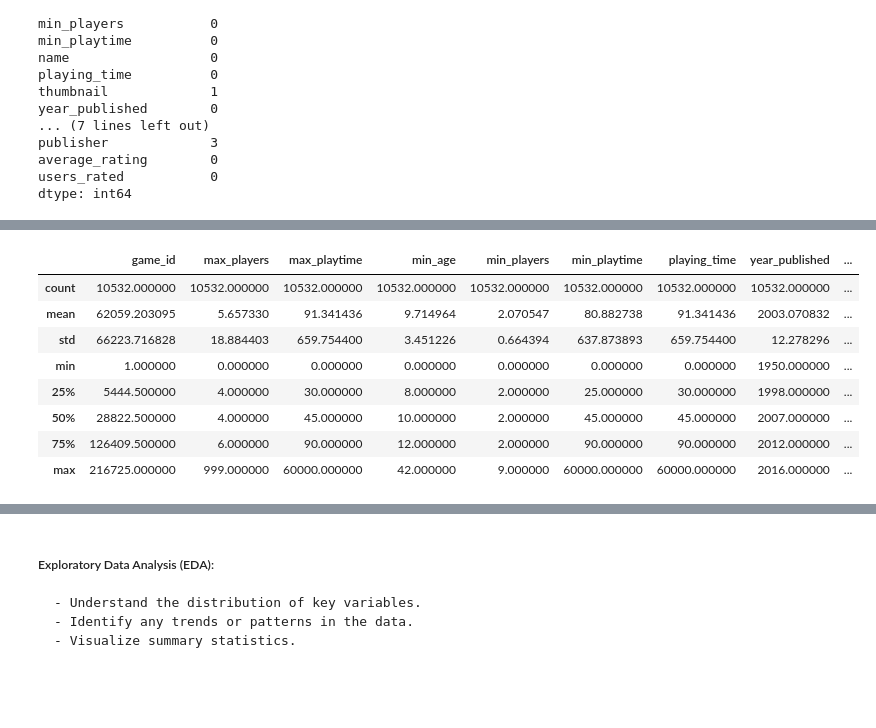
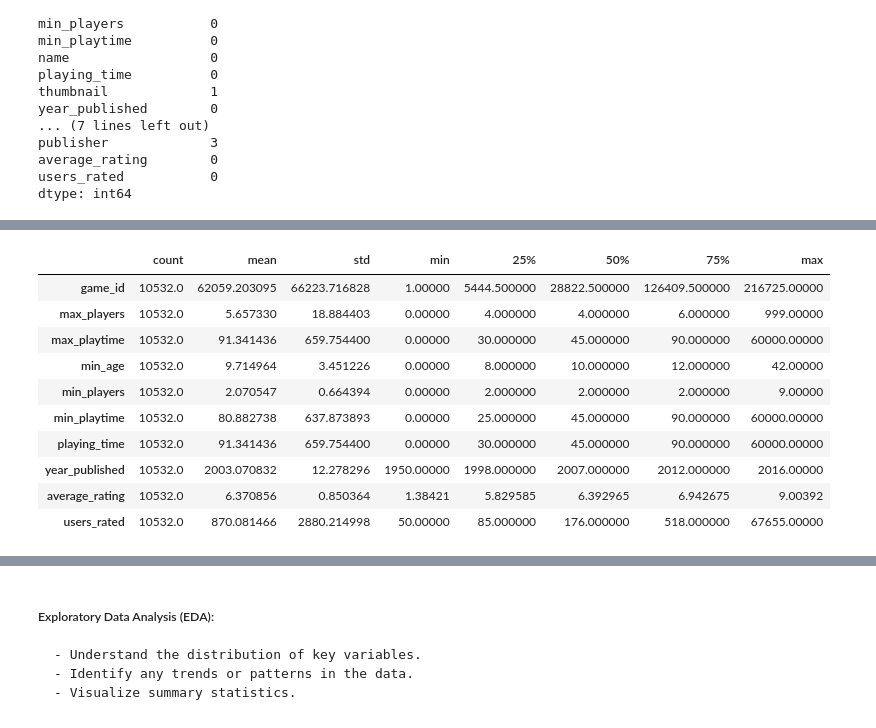
Before and after one commit to Babreucosta/CA1_DataVisTech, a Jupyter notebook: BarbaraAbreuCosta_DVisHDip_CA1.ipynb, the cells around one changed output, grey strips where cells are left out. Drawn from its saved outputs; the diff is of its cells as text; code cells hidden in the pictures; blank space fills up the shorter version.

```diff
--- a/BarbaraAbreuCosta_DVisHDip_CA1.ipynb
+++ b/BarbaraAbreuCosta_DVisHDip_CA1.ipynb
@@ -152,12 +158,14 @@ board_games['publisher'] = board_games['publisher'].fillna("Not Mentioned")
 # %%
-board_games.describe()
+board_games.describe().T
 # %% [output]
-|  | game_id | max_players | max_playtime | min_age | min_players | min_playtime | playing_time | year_published | ... |
-| count | 10532.000000 | 10532.000000 | 10532.000000 | 10532.000000 | 10532.000000 | 10532.000000 | 10532.000000 | 10532.000000 | ... |
-| mean | 62059.203095 | 5.657330 | 91.341436 | 9.714964 | 2.070547 | 80.882738 | 91.341436 | 2003.070832 | ... |
-| std | 66223.716828 | 18.884403 | 659.754400 | 3.451226 | 0.664394 | 637.873893 | 659.754400 | 12.278296 | ... |
-| min | 1.000000 | 0.000000 | 0.000000 | 0.000000 | 0.000000 | 0.000000 | 0.000000 | 1950.000000 | ... |
-| 25% | 5444.500000 | 4.000000 | 30.000000 | 8.000000 | 2.000000 | 25.000000 | 30.000000 | 1998.000000 | ... |
-| 50% | 28822.500000 | 4.000000 | 45.000000 | 10.000000 | 2.000000 | 45.000000 | 45.000000 | 2007.000000 | ... |
-| 75% | 126409.500000 | 6.000000 | 90.000000 | 12.000000 | 2.000000 | 90.000000 | 90.000000 | 2012.000000 | ... |
-| max | 216725.000000 | 999.000000 | 60000.000000 | 42.000000 | 9.000000 | 60000.000000 | 60000.000000 | 2016.000000 | ... |
+|  | count | mean | std | min | 25% | 50% | 75% | max |
+| game_id | 10532.0 | 62059.203095 | 66223.716828 | 1.00000 | 5444.500000 | 28822.500000 | 126409.500000 | 216725.00000 |
+| max_players | 10532.0 | 5.657330 | 18.884403 | 0.00000 | 4.000000 | 4.000000 | 6.000000 | 999.00000 |
+| max_playtime | 10532.0 | 91.341436 | 659.754400 | 0.00000 | 30.000000 | 45.000000 | 90.000000 | 60000.00000 |
+| min_age | 10532.0 | 9.714964 | 3.451226 | 0.00000 | 8.000000 | 10.000000 | 12.000000 | 42.00000 |
+| min_players | 10532.0 | 2.070547 | 0.664394 | 0.00000 | 2.000000 | 2.000000 | 2.000000 | 9.00000 |
+| min_playtime | 10532.0 | 80.882738 | 637.873893 | 0.00000 | 25.000000 | 45.000000 | 90.000000 | 60000.00000 |
+| playing_time | 10532.0 | 91.341436 | 659.754400 | 0.00000 | 30.000000 | 45.000000 | 90.000000 | 60000.00000 |
+| year_published | 10532.0 | 2003.070832 | 12.278296 | 1950.00000 | 1998.000000 | 2007.000000 | 2012.000000 | 2016.00000 |
+| average_rating | 10532.0 | 6.370856 | 0.850364 | 1.38421 | 5.829585 | 6.392965 | 6.942675 | 9.00392 |
+| users_rated | 10532.0 | 870.081466 | 2880.214998 | 50.00000 | 85.000000 | 176.000000 | 518.000000 | 67655.00000 |
```
Also changed, not shown: parts of 76 cells of this notebook.
